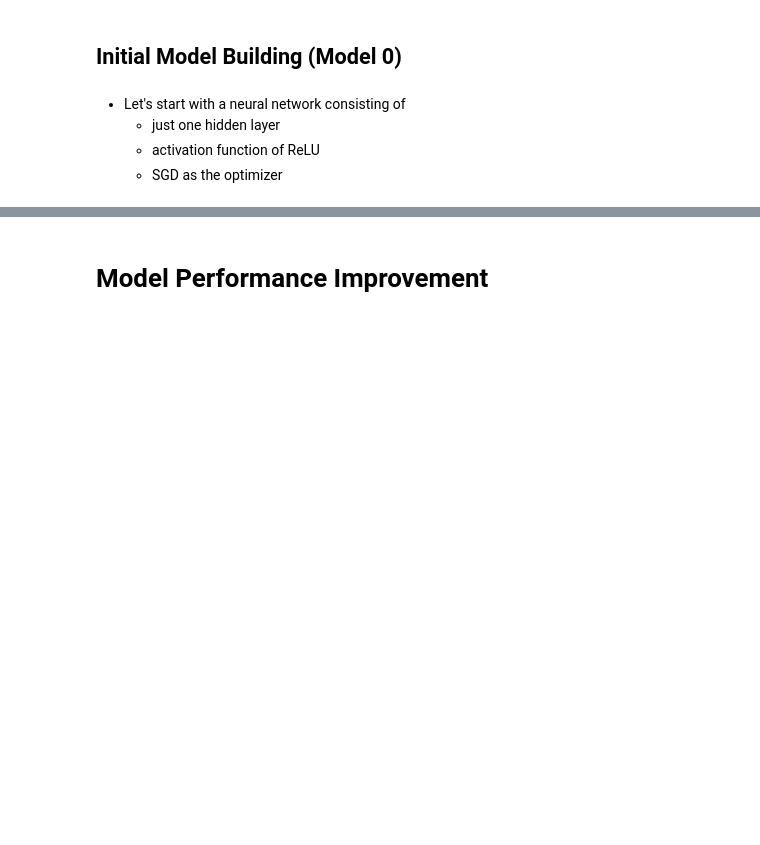
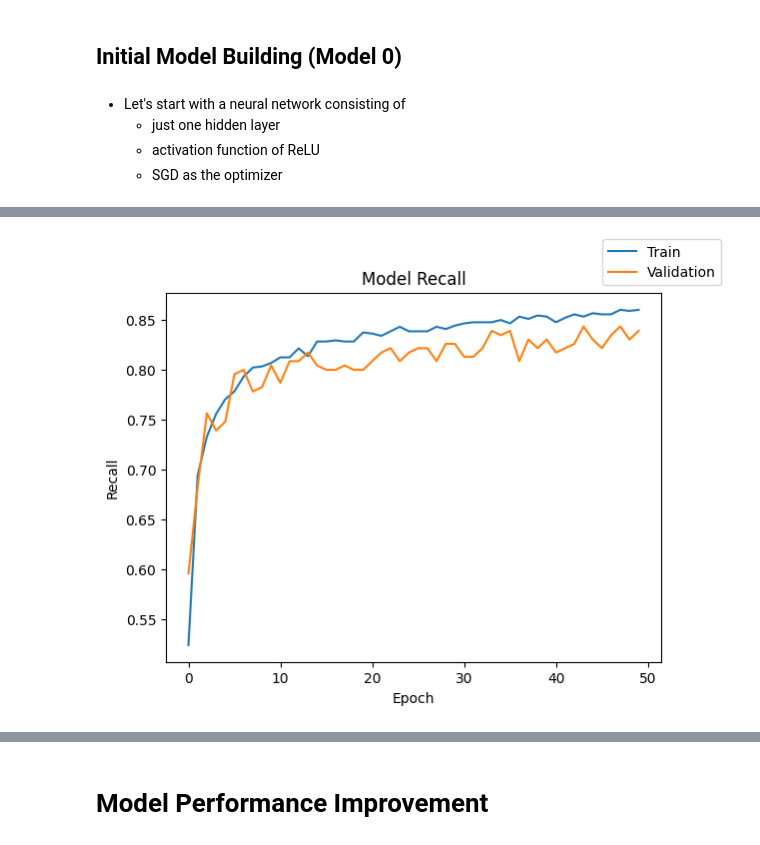
Before and after one commit to AkshayGovindaraj/GoogleColab, a Jupyter notebook: INN_ReneWind_Main_Project_FullCode_Notebook.ipynb, the cells around one changed output, grey strips where cells are left out. Saved outputs shown, nothing was run; the diff lists cells and outputs as text; code cells hidden in the pictures; blank space fills up the shorter version.

```diff
--- a/INN_ReneWind_Main_Project_FullCode_Notebook.ipynb
+++ b/INN_ReneWind_Main_Project_FullCode_Notebook.ipynb
@@ -207,0 +339,4 @@ Write down the model evaluation criterion with rationale
+# %%
+plot(history,'recall')
+# %% [output]
+[figure, added]
```
Also changed, not shown: parts of 30 cells of this notebook.
